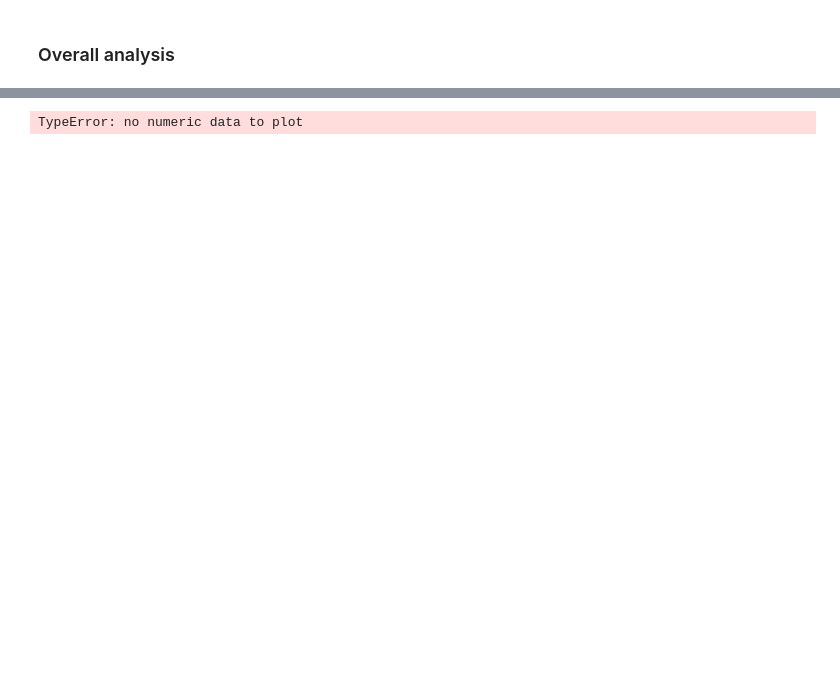
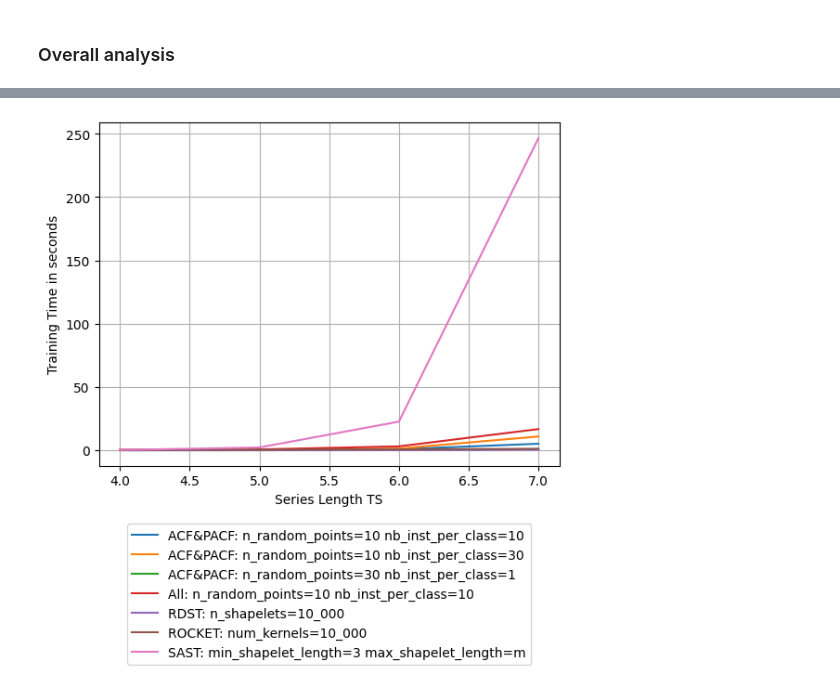
Before and after one commit to nirojasva/random_sast, a Jupyter notebook: ExperimentationRSAST/analysis_rsast_scalability_series_length.ipynb, the cells around one changed output, grey strips where cells are left out. Drawn from its saved outputs; the diff is of its cells as text; code cells hidden in the pictures; blank space fills up the shorter version.

```diff
--- a/ExperimentationRSAST/analysis_rsast_scalability_series_length.ipynb
+++ b/ExperimentationRSAST/analysis_rsast_scalability_series_length.ipynb
@@ -433,20 +446,20 @@ Index(['Unnamed: 0', 'accuracy', 'time_fit', 'time_test', 'dataset_name',
 # %%
 
 df_result["log_series_length"]=np.log2(df_result["series_length"])
-df_result=df_result[df_result["log_series_length"].isin([5,6,7,8,9,10])]
+#df_result=df_result[df_result["log_series_length"].isin([5,6,7,8,9,10])]
 df_result.pivot_table(values="time_fit", index="log_series_length", columns="hyperparameter").plot.line(grid=True, xlabel="Series Length TS", ylabel="Training Time in seconds")
 
 
 #place legend in center right of plot
 plt.legend(bbox_to_anchor=(0.5, -0.15), loc='upper center')
 
 # Define the custom formatter function
 def exponent_of_2(x, pos):
     return r'$2^{{{}}}$'.format(int(x))
 
 
 
 # Set the x-axis formatter as the custom formatter function
-plt.gca().xaxis.set_major_formatter(FuncFormatter(exponent_of_2))
+#plt.gca().xaxis.set_major_formatter(FuncFormatter(exponent_of_2))
 # %% [output]
-TypeError: no numeric data to plot
+[figure, added]
```
Also changed, not shown: parts of 3 cells of this notebook, 39 other files.
